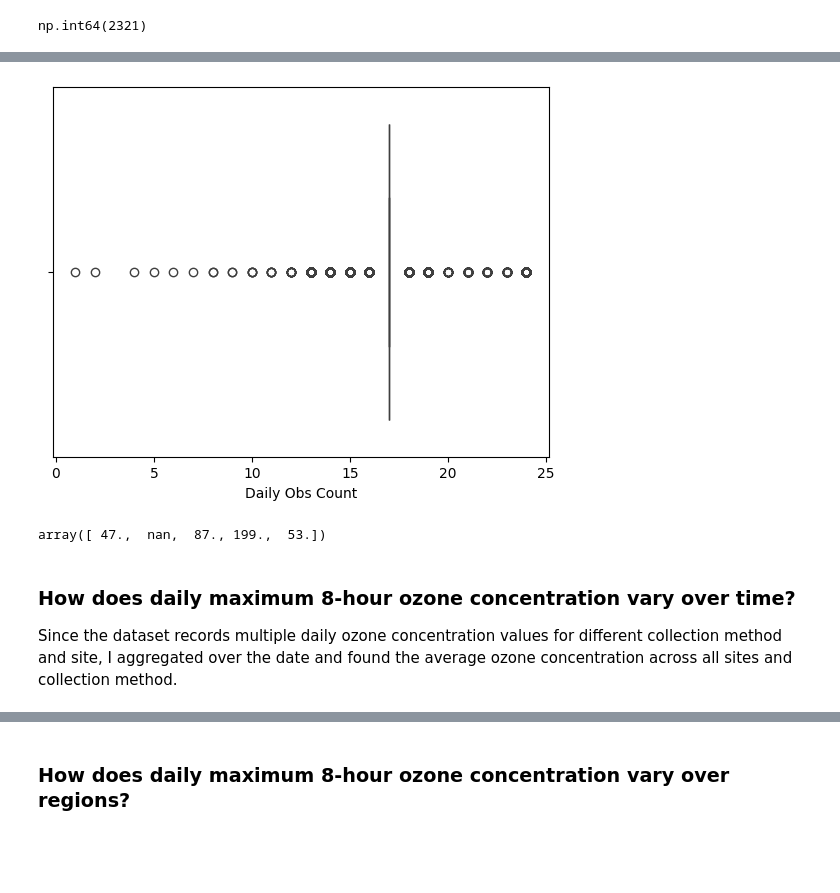
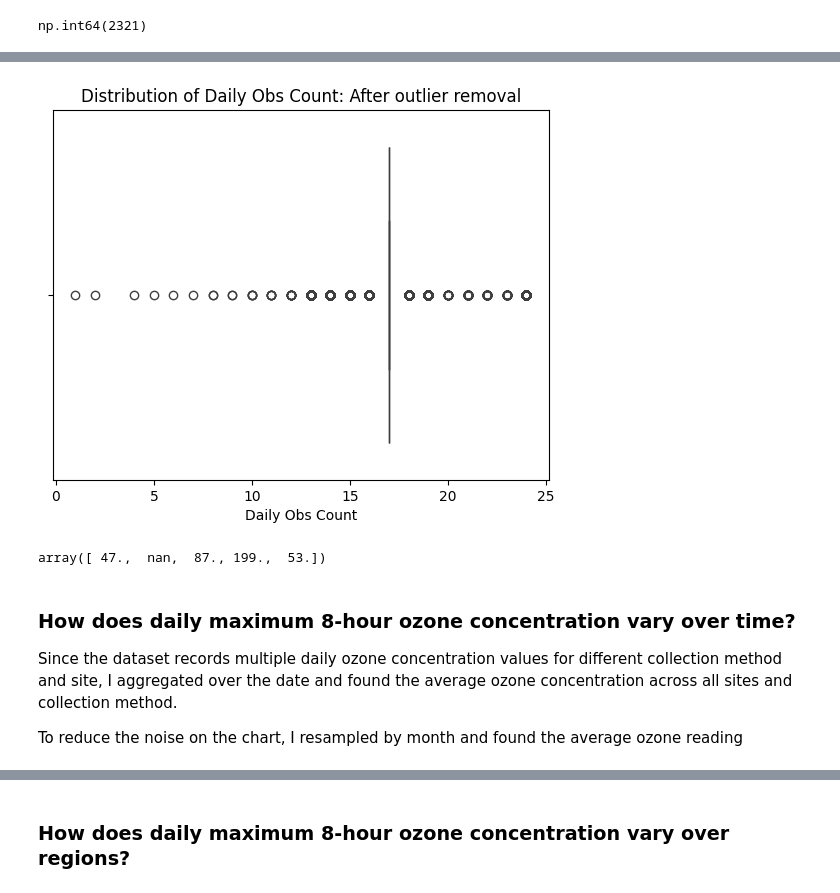
Before and after one commit to imanadeko/Analyzing-Ozone-Pollution-Trends-Across-California, a Jupyter notebook: notebook.ipynb, the cells around one changed output, grey strips where cells are left out. Saved outputs shown, nothing was run; the diff lists cells and outputs as text; code cells hidden in the pictures; blank space fills up the shorter version.

```diff
--- a/notebook.ipynb
+++ b/notebook.ipynb
@@ -138,10 +140,11 @@ sns.boxplot(data=df,
 # %%
 # Remove outlier at 1000 and replot
 df = df[df['Daily Obs Count'] < 200]
 sns.boxplot(data=df,
-            x='Daily Obs Count');
+            x='Daily Obs Count')
+plt.title('Distribution of Daily Obs Count: After outlier removal');
 # %% [output]
-[figure, old version]
+[figure, new version]
 # %%
 # There are 2 distinct entries for Los Angeles and San Francisco in the county column
 # the other being entries being LA and SF
@@ -156,3 +159,5 @@ array([ 47.,  nan,  87., 199.,  53.])
 ### How does daily maximum 8-hour ozone concentration vary over time?
 
 Since the dataset records multiple daily ozone concentration values for different collection method and site, I aggregated over the date and found the average ozone concentration across all sites and collection method.
+
+To reduce the noise on the chart, I resampled by month and found the average ozone reading
```
Also changed, not shown: parts of 17 cells of this notebook.
